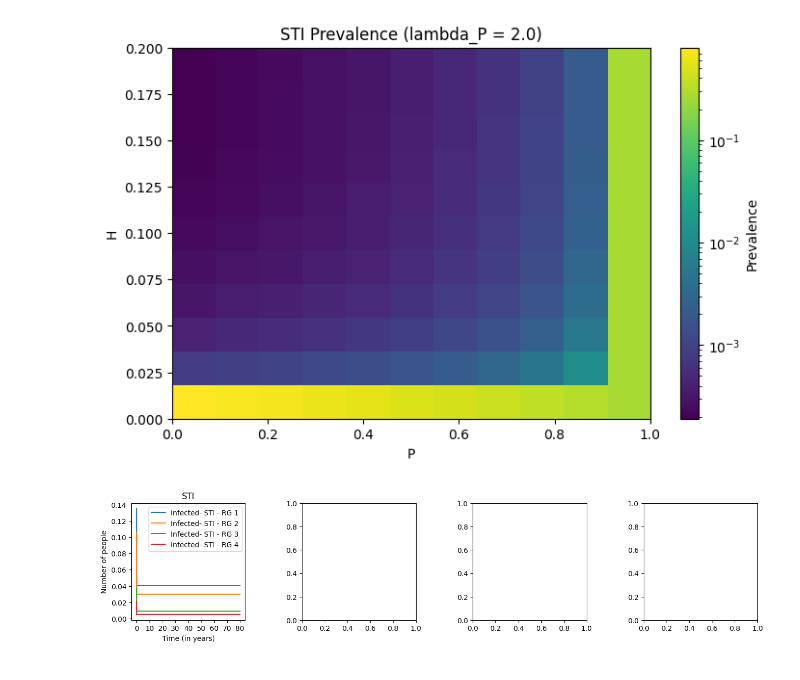
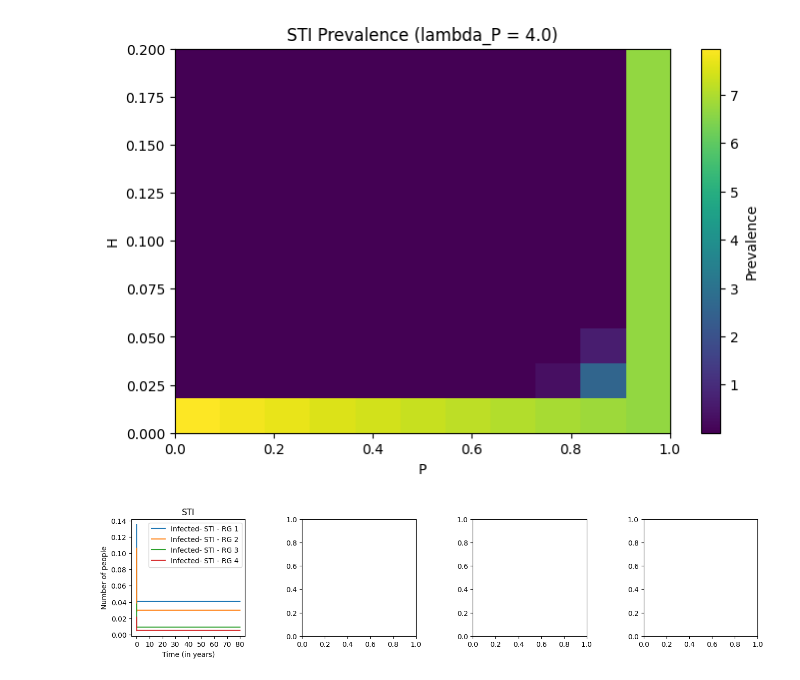
Before and after one commit to Priesemann-Group/testing-paradox-HIV-STI, a Jupyter notebook: notebooks/bigHIVmodel.ipynb, the cells around one changed output. Cells and saved outputs as stored; diff of their text form; code cells hidden in the pictures.

```diff
--- a/notebooks/bigHIVmodel.ipynb
+++ b/notebooks/bigHIVmodel.ipynb
@@ -67,9 +73,9 @@ def compute_sti_infections(
                 y1 = {key: value[-1] for key, value in output.ys.items()}
                 y2 = {key: value[-5] for key, value in output.ys.items()}
                 #check convergence by comparing last value to fifth last value
-                for key in y1:
-                    if not np.allclose(y1[key], y2[key], rtol=0, atol=1e-8):
-                        print(f"Convergence failed: {key}: (diff = {abs(y1[key] - y2[key])})")
+                #for key in y1:
+                #    if not np.allclose(y1[key], y2[key], rtol=0, atol=1e-8):
+                #        print(f"Convergence failed: P: {P}, H: {H}, {key}: (diff = {abs(y1[key] - y2[key])})")
 
                 # Record the final susceptible individuals
                 res_S[i, j] = jnp.sum(y1["S_STI"])
@@ -89,6 +95,8 @@ def compute_sti_infections(
 
 
                 check_1[i, j] = res_S[i, j] + res_Ia[i, j] + res_Is[i, j] + res_T[i, j]
+                if check_1[i, j] > 1:
+                    print(f"Population did not stay constant (H = {H}, P = {P}, sum = {check_1[i, j]})")
 
 
         # Store the results for the current H value
@@ -142,32 +148,32 @@ result_prevalance
 # %%
 
 # Select the index of lambda_P_values
-lambda_P_idx = 1
+lambda_P_idx = 2
 
 # Create a prevalence matrix for heatmap: rows=Hs, columns=Ps
 prevalence_matrix = np.zeros((len(Hs), len(Ps)))
 
 for i, H in enumerate(Hs):
     # Each H value is used as a key, we take only the desired lambda_P index row
     prevalence_matrix[i, :] = result_prevalance[H]["res_infections"][lambda_P_idx,:]
 
 plt.figure(figsize=(8, 5))
 im = plt.imshow(
     prevalence_matrix,
     aspect='auto',
     extent=[Ps[0], Ps[-1], Hs[0], Hs[-1]],    # Y axis = H from low to high
     origin='lower',                           # H increases upward (lower = H[0])
     cmap='viridis',
     #vmax = 0.7
-    norm=LogNorm(vmin=prevalence_matrix.min(), vmax=prevalence_matrix.max())
+    #norm=LogNorm(vmin=prevalence_matrix.min(), vmax=prevalence_matrix.max())
 )
 plt.colorbar(im, label='Prevalence')
 plt.xlabel("P")
 plt.ylabel("H")
 plt.title(f"STI Prevalence (lambda_P = {lambda_P_values[lambda_P_idx]*365})")
 plt.show()
 # %% [output]
-[figure, old version]
+[figure, new version]
 # %%
 
 fig, axes = plt.subplots(1, 4, figsize=(16,3))
```
Also changed, not shown: parts of 4 cells of this notebook, 1 other file.
